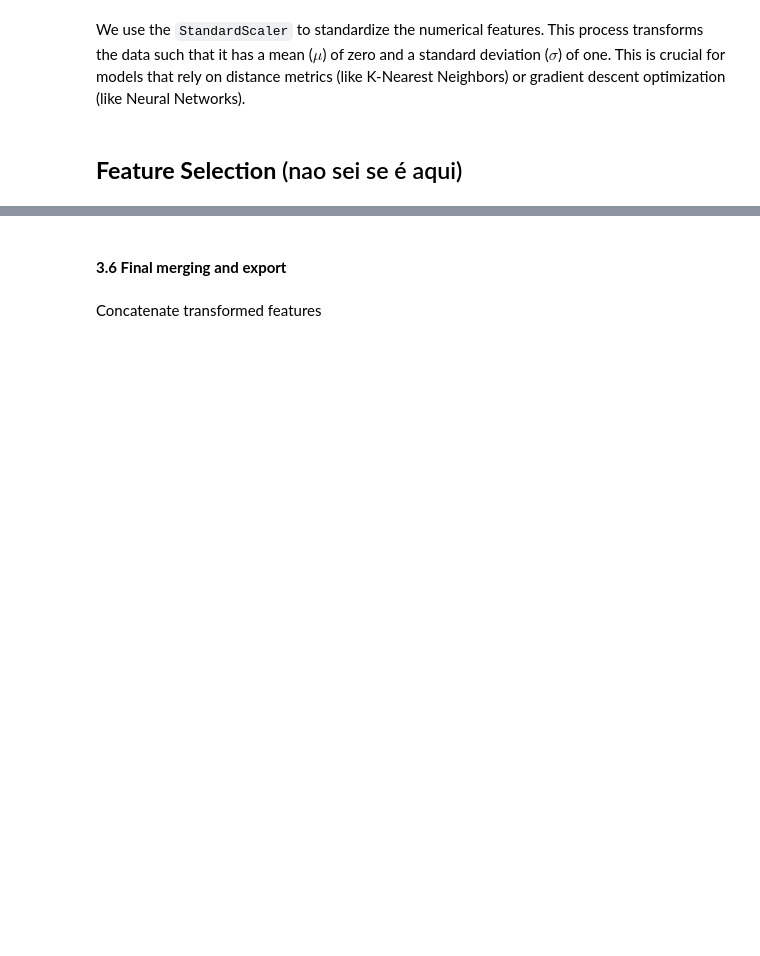
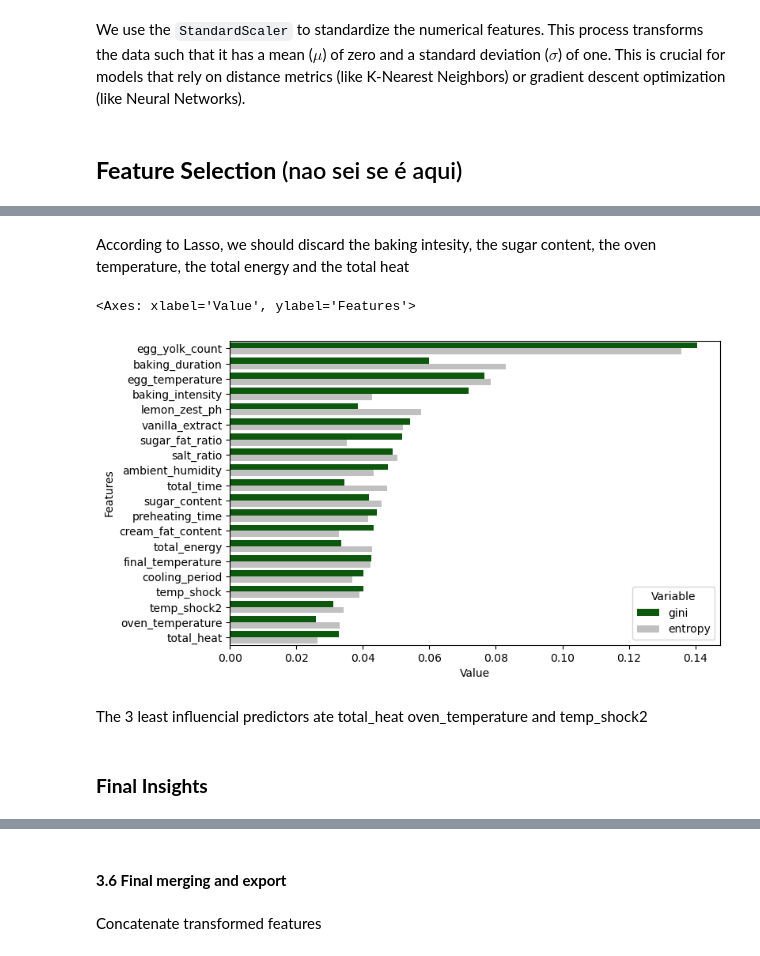
Before and after one commit to afonsolince06/Machine_Learning_Project, a Jupyter notebook: notebook3_new.ipynb, the cells around one changed output, grey strips where cells are left out. Drawn from its saved outputs; the diff is of its cells as text; code cells hidden in the pictures; blank space fills up the shorter version.

```diff
--- a/notebook3_new.ipynb
+++ b/notebook3_new.ipynb
@@ -285,0 +486,20 @@ We use the `StandardScaler` to standardize the numerical features. This process
+# %% [markdown]
+According to Lasso, we should discard the baking intesity, the sugar content, the oven temperature, the total energy and the total heat
+# %%
+gini_importance = DecisionTreeClassifier(splitter='random', random_state=42).fit(X_train_scaled, y_train).feature_importances_
+entropy_importance = DecisionTreeClassifier(criterion='entropy', splitter='random', random_state=42).fit(X_train_scaled, y_train).feature_importances_
+
+zippy = pd.DataFrame(zip(gini_importance, entropy_importance), columns=['gini', 'entropy'])
+zippy['Features'] = X_train_scaled.columns
+tidy = zippy.melt(id_vars='Features').rename(columns=str.title)
+tidy.sort_values(['Value'], ascending=False, inplace=True)
+
+plt.figure(figsize=(8, 5))
+sns.barplot(y='Features', x='Value', hue='Variable', data=tidy, palette=['darkgreen', 'silver'])
+# %% [output]
+<Axes: xlabel='Value', ylabel='Features'>
+[figure, added]
+# %% [markdown]
+The 3 least influencial predictors ate total_heat oven_temperature and temp_shock2
+# %% [markdown]
+### **Final Insights**
```
Also changed, not shown: parts of 27 cells of this notebook.
